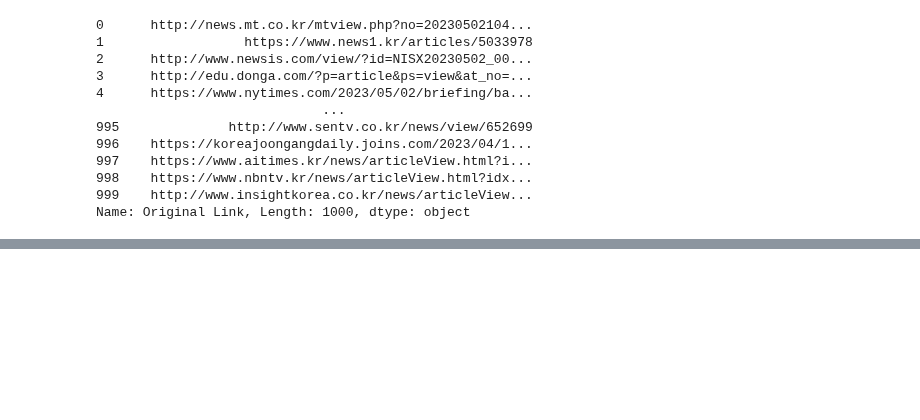
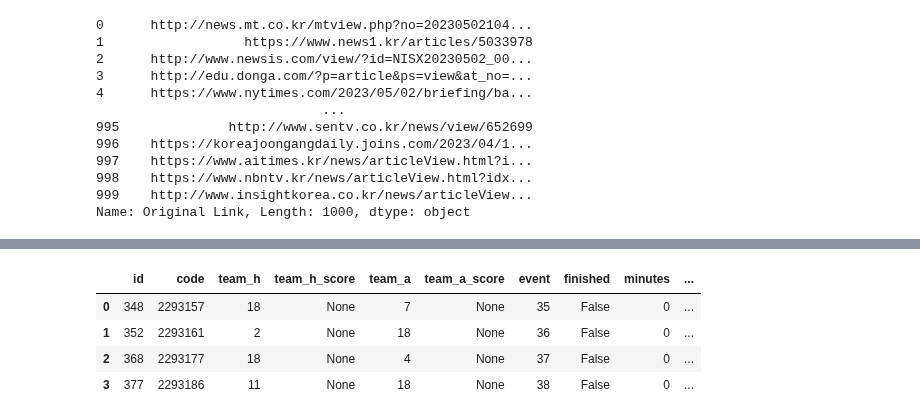
Before and after one commit to ilm52626/HKMD1_Complementary, a Jupyter notebook: m2_분석라이브러리/data_aquisition/API_revised.ipynb, the cells around one changed output, grey strips where cells are left out. Saved outputs shown, nothing was run; the diff lists cells and outputs as text; code cells hidden in the pictures; blank space fills up the shorter version.

```diff
--- a/m2_분석라이브러리/data_aquisition/API_revised.ipynb
+++ b/m2_분석라이브러리/data_aquisition/API_revised.ipynb
@@ -592,0 +666,8 @@ Name: Original Link, Length: 1000, dtype: object
+# %%
+fixtures
+# %% [output]
+|  | id | code | team_h | team_h_score | team_a | team_a_score | event | finished | minutes | ... |
+| 0 | 348 | 2293157 | 18 | None | 7 | None | 35 | False | 0 | ... |
+| 1 | 352 | 2293161 | 2 | None | 18 | None | 36 | False | 0 | ... |
+| 2 | 368 | 2293177 | 18 | None | 4 | None | 37 | False | 0 | ... |
+| 3 | 377 | 2293186 | 11 | None | 18 | None | 38 | False | 0 | ... |
```
Also changed, not shown: parts of 13 cells of this notebook.
